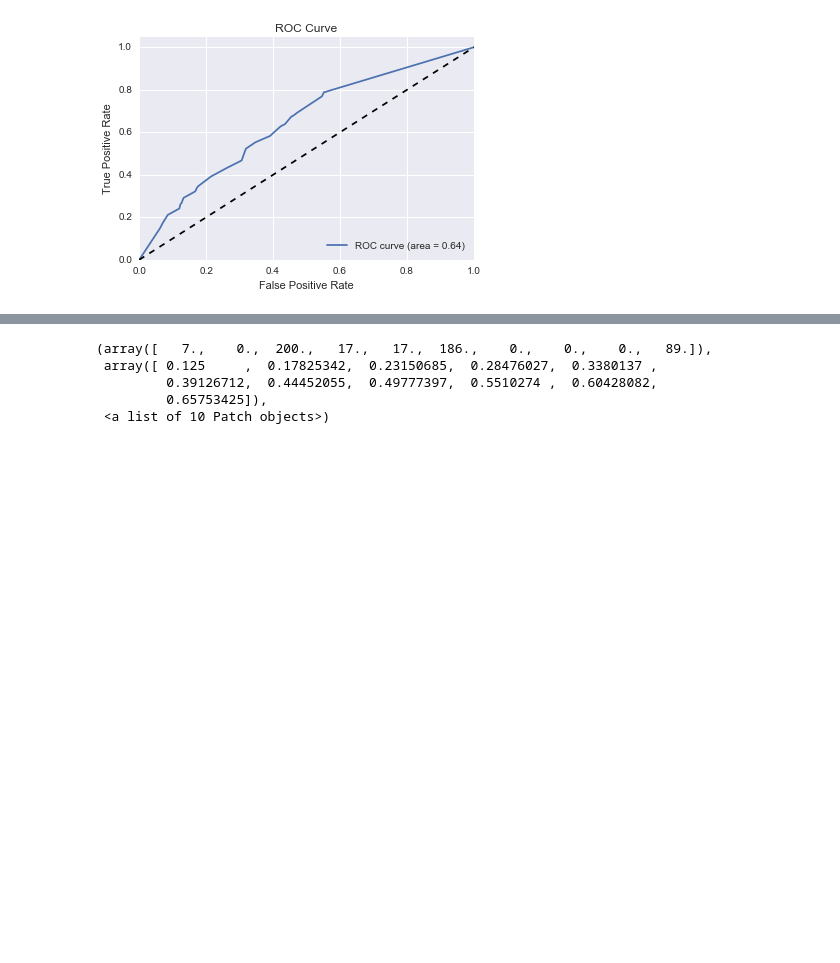
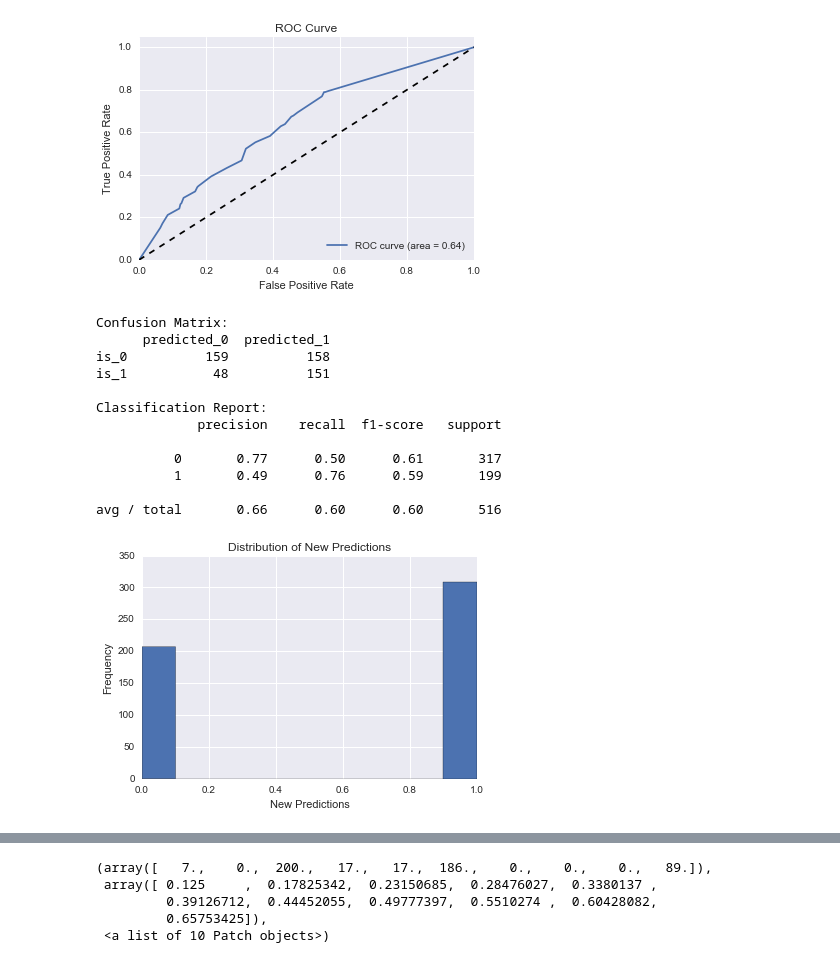
Before and after one commit to cgeppig/Will_My_Show_Get_Cancelled, a Jupyter notebook: Capstone_modeling_2.ipynb, the cells around one changed output, grey strips where cells are left out. Cells and saved outputs as stored; diff of their text form; code cells hidden in the pictures; blank space fills up the shorter version.

```diff
--- a/Capstone_modeling_2.ipynb
+++ b/Capstone_modeling_2.ipynb
@@ -77,7 +83,7 @@ dtype: object
 shows = shows.drop(['json', u'title_rough', u'check', u'title', 'imdb_id', u'big_json',
        u'seasons', 'runtime', u'genres', u'imdb_rating',
        u'release_date', u'plot', u'year', u'type', u'votes', u'keywords', u'is_new',
-        'stemmed_plot', u'stemmed_keywords', 'plot_cleaned', u'network'], axis=1)
+        'stemmed_plot', u'stemmed_keywords', 'plot_cleaned', u'network', 'release_month'], axis=1)
 # %%
 shows.drop('fixed_runtime', inplace=True, axis=1)
 # %%
@@ -149,8 +155,9 @@ def run_model(x_train, y_train, x_test, y_test, model):
     print "Training set score: ", model.score(x_train, y_train)
     print "Test set score: ", model.score(x_test, y_test)
     predictions = model.predict(x_test)
-    print "\nConfusion Matrix:\n", confusion_matrix(y_test, predictions), "\n"
-    print "Classification Report:\n",classification_report(y_test, predictions)
+    print "\nConfusion Matrix:\n", pd.DataFrame(confusion_matrix(y_test, predictions),
+                                              columns=['predicted_0', 'predicted_1'], index=['is_0', 'is_1'])
+    print "\nClassification Report:\n",classification_report(y_test, predictions)
 # %%
 ## plots ROC curve
 def plot_roc(x_test, y_test, model):
@@ -286,7 +295,8 @@ DecisionTreeClassifier(class_weight=None, criterion='gini', max_depth=None,
 dt = DecisionTreeClassifier(
     max_depth=15,
     min_samples_leaf=4,
-    max_leaf_nodes=8
+    max_leaf_nodes=8,
+    criterion='gini'
 )
 # %%
 run_model(x_train, y_train, x_test, y_test, dt)
@@ -324,7 +330,27 @@ def tune_predictions(model, x_test, y_test, probability):
             new_predictions.append(1)
         else:
             new_predictions.append(0)
-    print "Confusion Matrix:\n", confusion_matrix(y_test, new_predictions), "\n"
-    print "Classification Report:\n", classification_report(y_test, new_predictions)
+    print "Confusion Matrix:\n", pd.DataFrame(confusion_matrix(y_test, new_predictions),
+                                              columns=['predicted_0', 'predicted_1'], index=['is_0', 'is_1'])
+    print "\nClassification Report:\n", classification_report(y_test, new_predictions)
+    plt.hist(new_predictions)
+    plt.xlabel('New Predictions')
+    plt.ylabel('Frequency')
+    plt.title('Distribution of New Predictions')
+    plt.show()
 # %%
-predictions_30 = tune_predictions(dt, x_test, .30)
+tune_predictions(dt, x_test, y_test, .30)
+# %% [output]
+Confusion Matrix:
+      predicted_0  predicted_1
+is_0          159          158
+is_1           48          151
+
+Classification Report:
+             precision    recall  f1-score   support
+
+          0       0.77      0.50      0.61       317
+          1       0.49      0.76      0.59       199
+
+avg / total       0.66      0.60      0.60       516
+[figure, added]
```
Also changed, not shown: parts of 35 cells of this notebook, 2 other files.
